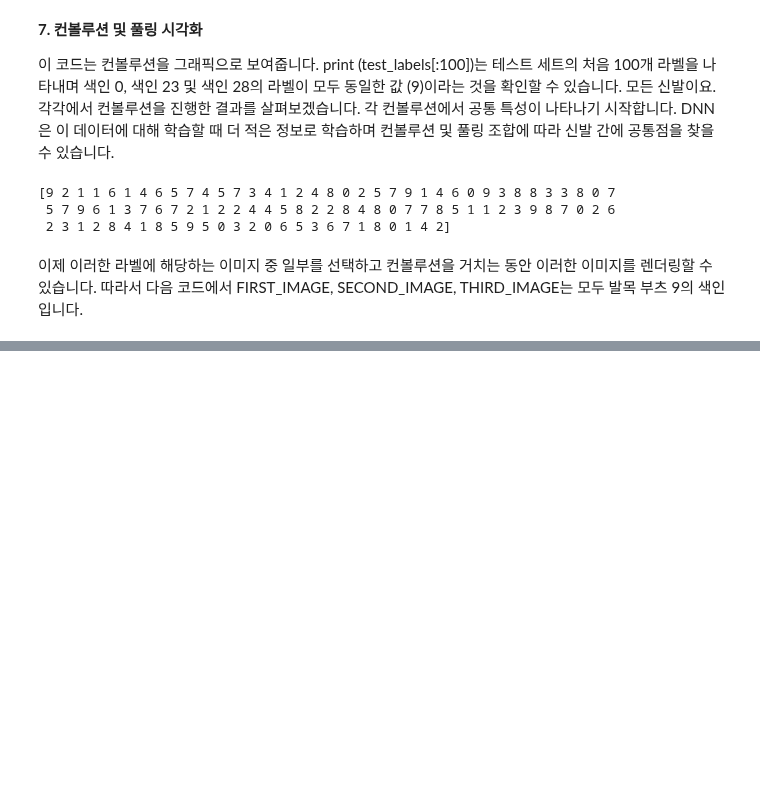
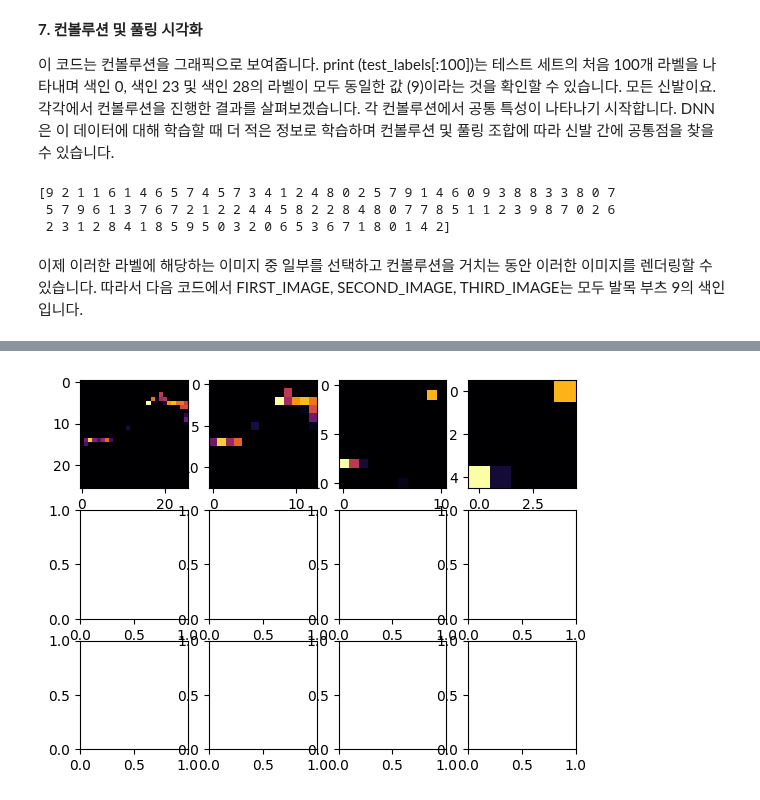
Before and after one commit to greapis/jaeha-shim, a Jupyter notebook: Fourth ML model(CNN).ipynb, the cells around one changed output, grey strips where cells are left out. Drawn from its saved outputs; the diff is of its cells as text; code cells hidden in the pictures; blank space fills up the shorter version.

```diff
--- a/Fourth ML model(CNN).ipynb
+++ b/Fourth ML model(CNN).ipynb
@@ -222,19 +222,17 @@ from tensorflow.keras import models
 layer_outputs = [layer.output for layer in model.layers]
 activation_model = tf.keras.models.Model(inputs = model.input, outputs = layer_outputs)
 for x in range(0, 4):
-  f1 = activation_model.predict(test_images[FIRTS_IMAGE].reshape(1, 28, 28, 1))[x]
-  axarr[0,x].imshow
+  f1 = activation_model.predict(test_images[FIRST_IMAGE].reshape(1, 28, 28, 1))[x]
+  axarr[0,x].imshow(f1[0, : , :, CONVOLUTION_NUMBER], cmap='inferno')
+  axarr[0,x].grid(False)
+  f2 = activation_model.predict(test_images[SECOND_IMAGE].reshape(1, 28, 28, 1))[x]
+  axarr[0,x].imshow(f2[0, :, :, CONVOLUTION_NUMBER], cmap='inferno')
+  axarr[0,x].grid(False)
+  f3 = activation_model.predict(test_images[THIRD_IMAGE].reshape(1, 28, 28, 1))[x]
+  axarr[0,x].imshow(f3[0, :, :, CONVOLUTION_NUMBER], cmap='inferno')
+  axarr[0,x].grid(False)
 
 
-# import matplotlib.pyplot as plt
-# f, axarr = plt.subplots(3,4)
-# FIRST_IMAGE=0
-# SECOND_IMAGE=23
-# THIRD_IMAGE=28
-# CONVOLUTION_NUMBER = 6
-# from tensorflow.keras import models
-# layer_outputs = [layer.output for layer in model.layers]
-# activation_model = tf.keras.models.Model(inputs = model.input, outputs = layer_outputs)
 # for x in range(0,4):
 #   f1 = activation_model.predict(test_images[FIRST_IMAGE].reshape(1, 28, 28, 1))[x]
 #   axarr[0,x].imshow(f1[0, : , :, CONVOLUTION_NUMBER], cmap='inferno')
@@ -245,3 +243,4 @@ for x in range(0, 4):
 #   f3 = activation_model.predict(test_images[THIRD_IMAGE].reshape(1, 28, 28, 1))[x]
 #   axarr[2,x].imshow(f3[0, : , :, CONVOLUTION_NUMBER], cmap='inferno')
 #   axarr[2,x].grid(False)
+# %% [output]
@@ -247,0 +259 @@ for x in range(0, 4):
+[figure, added]
```
Also changed, not shown: parts of 1 cell of this notebook.
